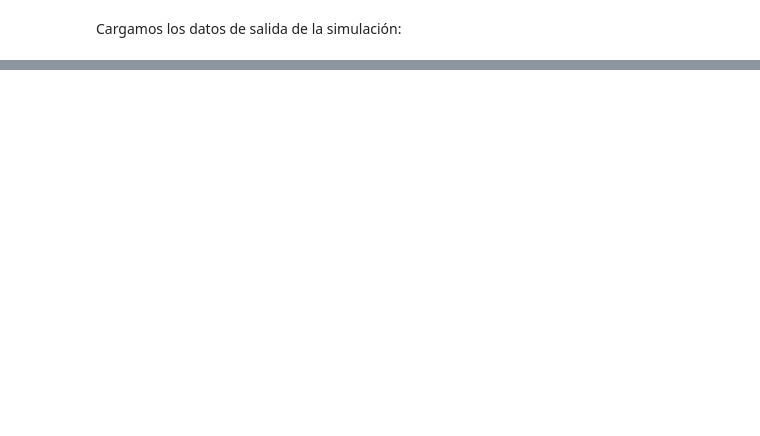
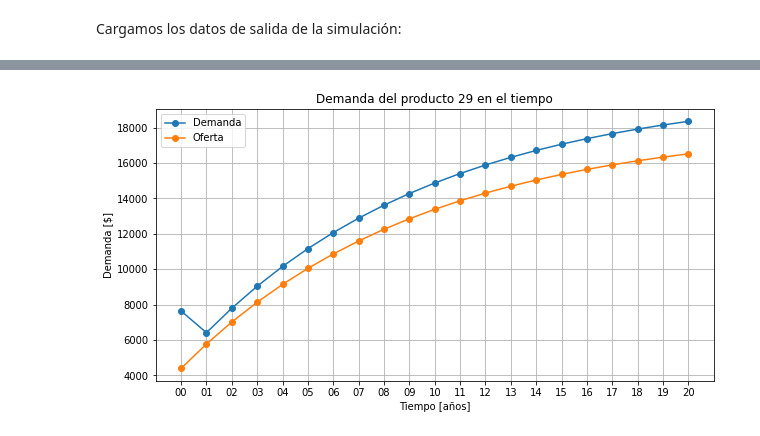
Before and after one commit to TobiasCarreira/sed-tp1, a Jupyter notebook: TP.ipynb, the cells around one changed output, grey strips where cells are left out. Cells and saved outputs as stored; diff of their text form; code cells hidden in the pictures; blank space fills up the shorter version.

```diff
--- a/TP.ipynb
+++ b/TP.ipynb
@@ -181,0 +237,4 @@ plot_gdp(0)
+# %%
+plot_product_demand(29)
+# %% [output]
+[figure, added]
```
Also changed, not shown: parts of 20 cells of this notebook, 7 other files.
